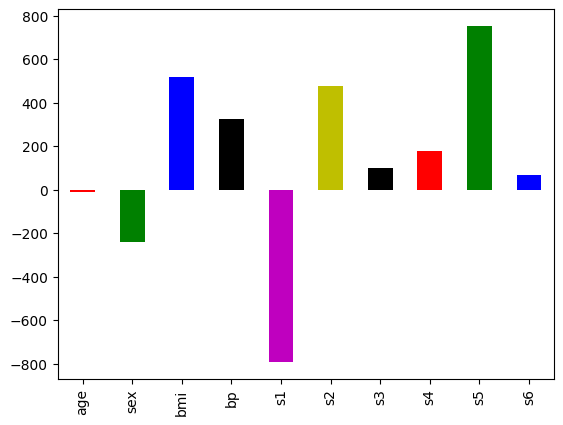
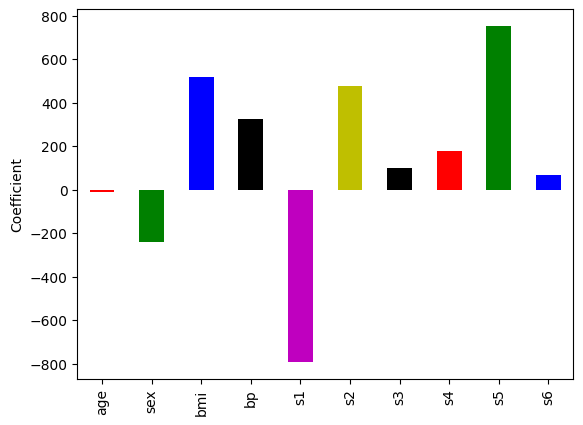
The change to this notebook cell's code, shown as a diff; its figure went from the first image to the second:
--- before
+++ after
@@ -1,3 +1,3 @@
 coef=pd.Series(lr.coef_, index=diabetes.feature_names)
 coef.plot(kind='bar', color =list('rgbkmyk'))
-plt.ylablel('Coefficient')
+plt.ylabel('Coefficient')

Commit: ML week1 part 4